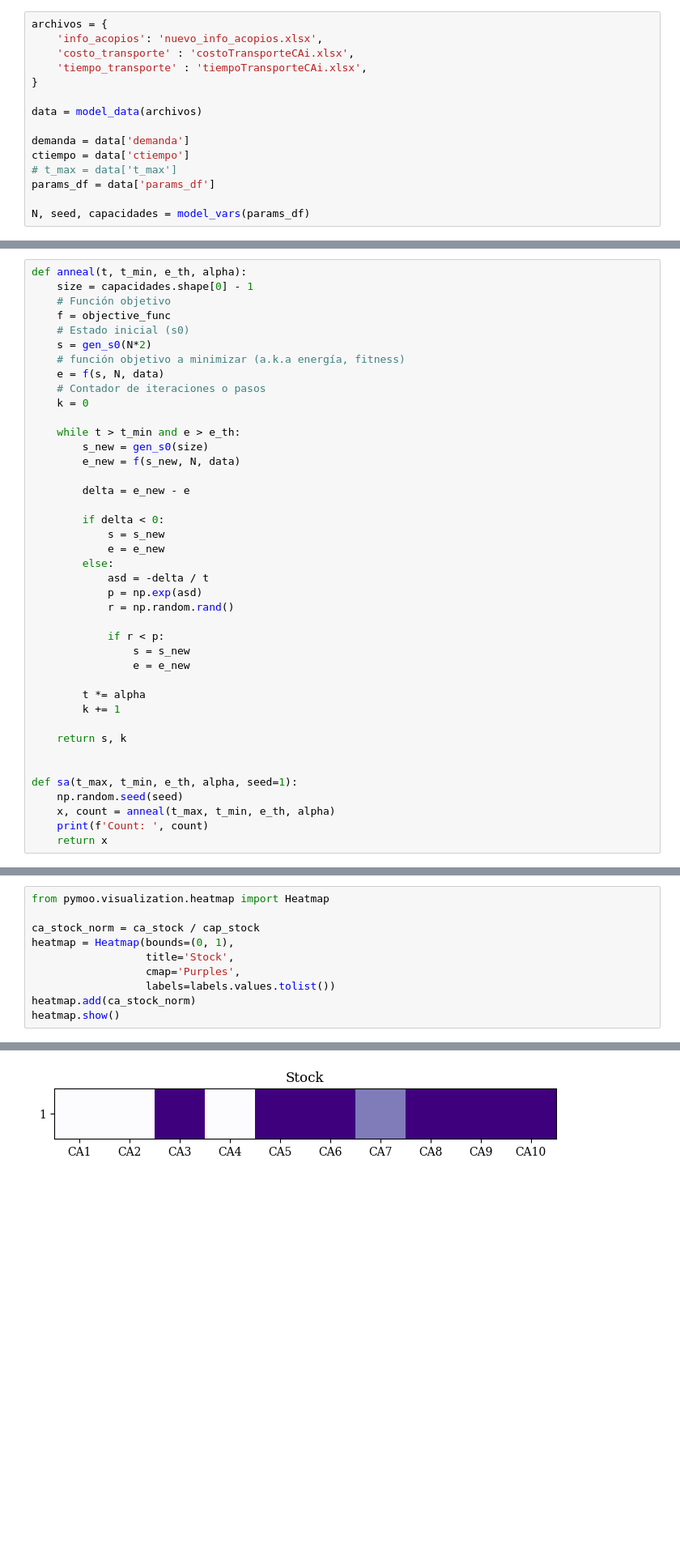
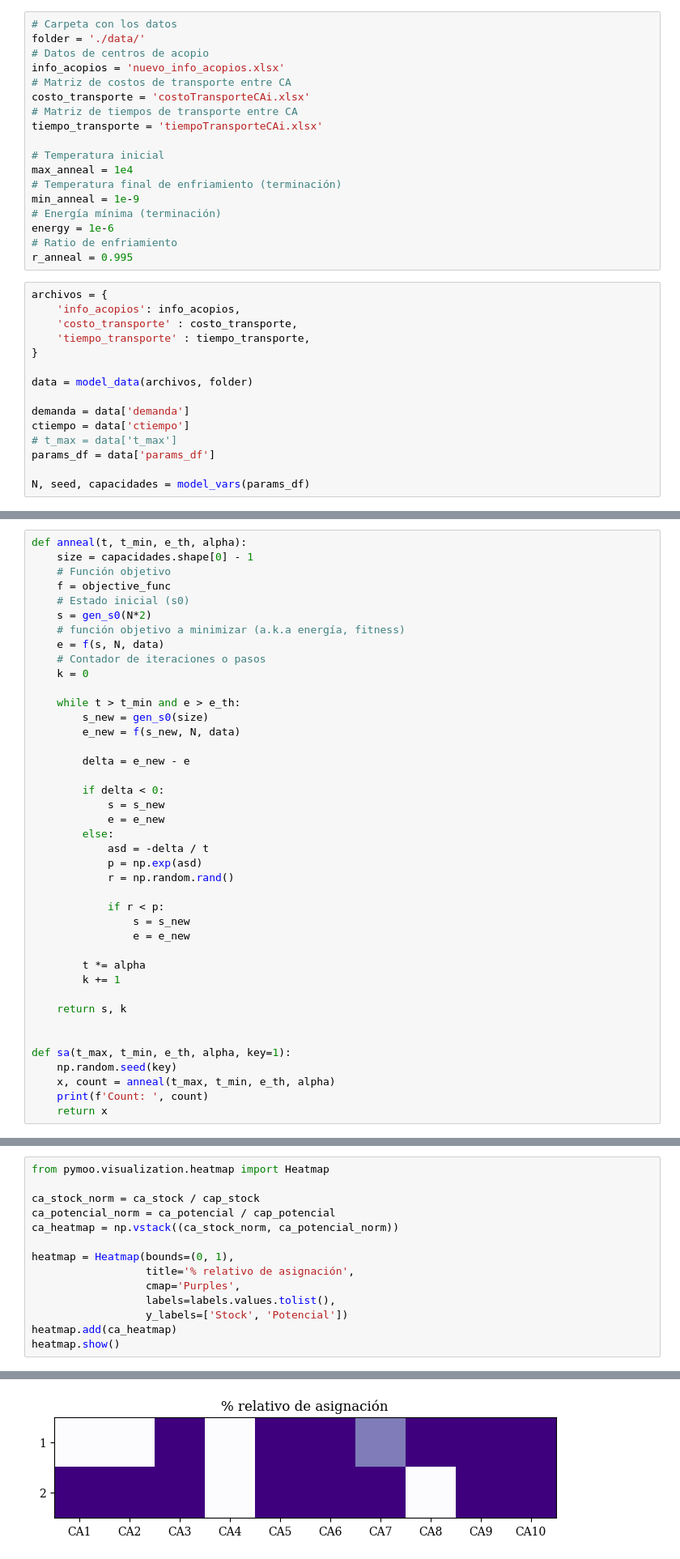
Before and after one commit to jefftorres/cheese, a Jupyter notebook: queso_sa.ipynb, the cells around one changed output, grey strips where cells are left out. Shown at 81% size. Cells and saved outputs as stored; diff of their text form; blank space fills up the shorter version.

```diff
--- a/queso_sa.ipynb
+++ b/queso_sa.ipynb
@@ -124,11 +12,29 @@ Función que altera el vector para que cumpla con la restricción de igualdad
+# %%
+# Carpeta con los datos
+folder = './data/'
+# Datos de centros de acopio
+info_acopios = 'nuevo_info_acopios.xlsx'
+# Matriz de costos de transporte entre CA
+costo_transporte = 'costoTransporteCAi.xlsx'
+# Matriz de tiempos de transporte entre CA
+tiempo_transporte = 'tiempoTransporteCAi.xlsx'
+
+# Temperatura inicial
+max_anneal = 1e4
+# Temperatura final de enfriamiento (terminación)
+min_anneal = 1e-9
+# Energía mínima (terminación)
+energy = 1e-6
+# Ratio de enfriamiento
+r_anneal = 0.995
 # %%
 archivos = {
-    'info_acopios': 'nuevo_info_acopios.xlsx',
-    'costo_transporte' : 'costoTransporteCAi.xlsx',
-    'tiempo_transporte' : 'tiempoTransporteCAi.xlsx',
+    'info_acopios': info_acopios,
+    'costo_transporte' : costo_transporte,
+    'tiempo_transporte' : tiempo_transporte,
 }
 
-data = model_data(archivos)
+data = model_data(archivos, folder)
 
 demanda = data['demanda']
 ctiempo = data['ctiempo']
@@ -243,8 +149,8 @@ def anneal(t, t_min, e_th, alpha):
     return s, k
 
 
-def sa(t_max, t_min, e_th, alpha, seed=1):
-    np.random.seed(seed)
+def sa(t_max, t_min, e_th, alpha, key=1):
+    np.random.seed(key)
     x, count = anneal(t_max, t_min, e_th, alpha)
     print(f'Count: ', count)
     return x
@@ -314,13 +218,17 @@ plt.show()
 # %%
 from pymoo.visualization.heatmap import Heatmap
 
 ca_stock_norm = ca_stock / cap_stock
+ca_potencial_norm = ca_potencial / cap_potencial
+ca_heatmap = np.vstack((ca_stock_norm, ca_potencial_norm))
+
 heatmap = Heatmap(bounds=(0, 1),
-                  title='Stock',
+                  title='% relativo de asignación',
                   cmap='Purples',
-                  labels=labels.values.tolist())
-heatmap.add(ca_stock_norm)
+                  labels=labels.values.tolist(),
+                  y_labels=['Stock', 'Potencial'])
+heatmap.add(ca_heatmap)
 heatmap.show()
 # %% [output]
 <pymoo.visualization.heatmap.Heatmap at 0x...>
-[figure, old version]
+[figure, new version]
```
Also changed, not shown: parts of 28 cells of this notebook, 3 other files.
